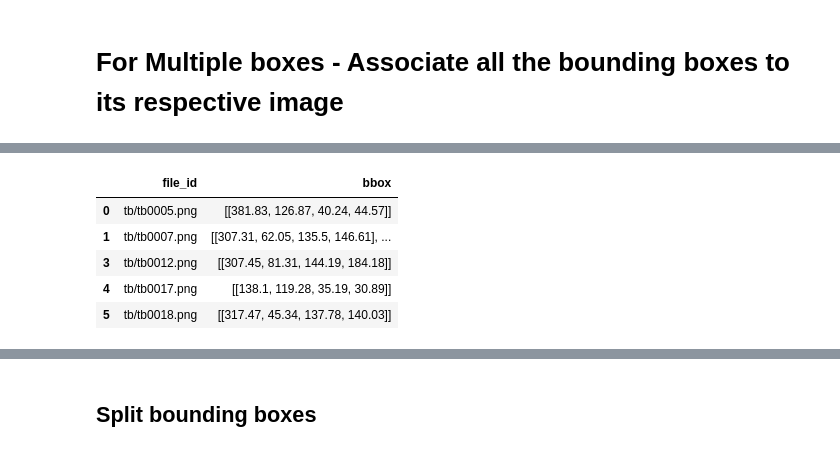
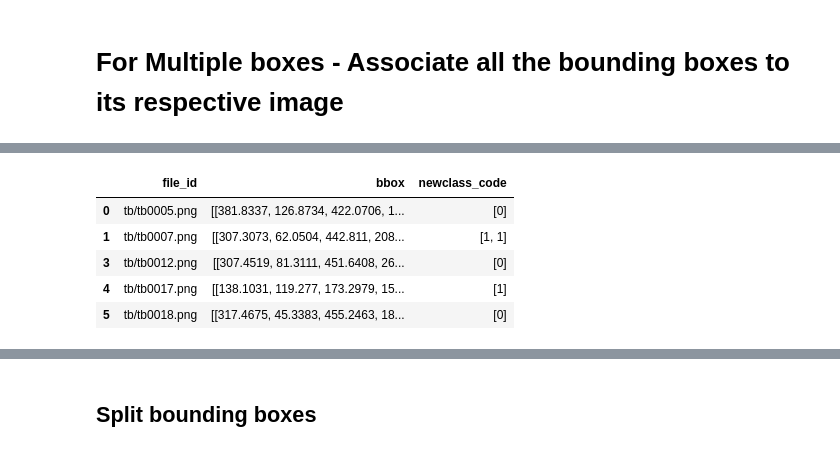
Before and after one commit to rg00345636/blog_new, a Jupyter notebook: notebook-experimenttb1_23JulyV1.ipynb, the cells around one changed output, grey strips where cells are left out. Cells and saved outputs as stored; diff of their text form; code cells hidden in the pictures.

```diff
--- a/notebook-experimenttb1_23JulyV1.ipynb
+++ b/notebook-experimenttb1_23JulyV1.ipynb
@@ -1805,7 +2250,7 @@ labels.head()
 def bboxOnly(group):
     return group['bbox']
 
-labels = annots_df.groupby('file_name').apply(bboxOnly)
+labels = annots_df_train.groupby('file_name').apply(bboxOnly)
 labels.head()
 # %% [output]
 file_name
@@ -1817,0 +2276,6 @@ Name: bbox, dtype: object
+# %%
+def classesonly(group):
+    return group['newclass_code']
+
+classes = annots_df_train.groupby('file_name').apply(classesonly)
+classes.head()
@@ -1839,0 +2300,6 @@ Name: bbox, Length: 6902, dtype: object
+# %%
+def aggregator_class(file_name):
+    class_list = []
+    for i in range(classes[file_name].size):
+        class_list.append(classes[file_name].values[i])
+    return class_list
@@ -1847,8 +2317,10 @@ def aggregator(filename):
 # %%
 bboxes = []
 files = []
-for f in annots_df.file_name:
+codes =[]
+for f in annots_df_train.file_name:
     bboxes.append(aggregator(f))
+    codes.append(aggregator_class(f))
     files.append(f)
 # %%
 # Old code
@@ -1882,15 +2373,16 @@ NameError: name 'image_annots_df' is not defined
 # %%
 Fseries=pd.Series(files, name='file_name')
 Lseries=pd.Series(bboxes, name='bbox')
-image_annots_df=pd.concat([Fseries,Lseries], axis=1)
-image_annots_df=pd.DataFrame(np.array(image_annots_df).reshape(6902 ,2), columns = ['file_id', 'bbox'])
-image_annots_df = image_annots_df.drop_duplicates(subset ="file_id")
-image_annots_df.head()
+Pseries=pd.Series(codes, name='newclass_code')  # added
+image_annots_df_train=pd.concat([Fseries,Lseries,Pseries], axis=1)
+image_annots_df_train=pd.DataFrame(np.array(image_annots_df_train).reshape(6902 ,3), columns = ['file_id', 'bbox','newclass_code'])
+image_annots_df_train = image_annots_df_train.drop_duplicates(subset ="file_id")
+image_annots_df_train.head()
 # %% [output]
-|  | file_id | bbox |
-| 0 | tb/tb0005.png | [[381.83, 126.87, 40.24, 44.57]] |
-| 1 | tb/tb0007.png | [[307.31, 62.05, 135.5, 146.61], ... |
-| 3 | tb/tb0012.png | [[307.45, 81.31, 144.19, 184.18]] |
-| 4 | tb/tb0017.png | [[138.1, 119.28, 35.19, 30.89]] |
-| 5 | tb/tb0018.png | [[317.47, 45.34, 137.78, 140.03]] |
+|  | file_id | bbox | newclass_code |
+| 0 | tb/tb0005.png | [[381.8337, 126.8734, 422.0706, 1... | [0] |
+| 1 | tb/tb0007.png | [[307.3073, 62.0504, 442.811, 208... | [1, 1] |
+| 3 | tb/tb0012.png | [[307.4519, 81.3111, 451.6408, 26... | [0] |
+| 4 | tb/tb0017.png | [[138.1031, 119.277, 173.2979, 15... | [1] |
+| 5 | tb/tb0018.png | [[317.4675, 45.3383, 455.2463, 18... | [0] |
 # %%
```
Also changed, not shown: parts of 321 cells of this notebook.
